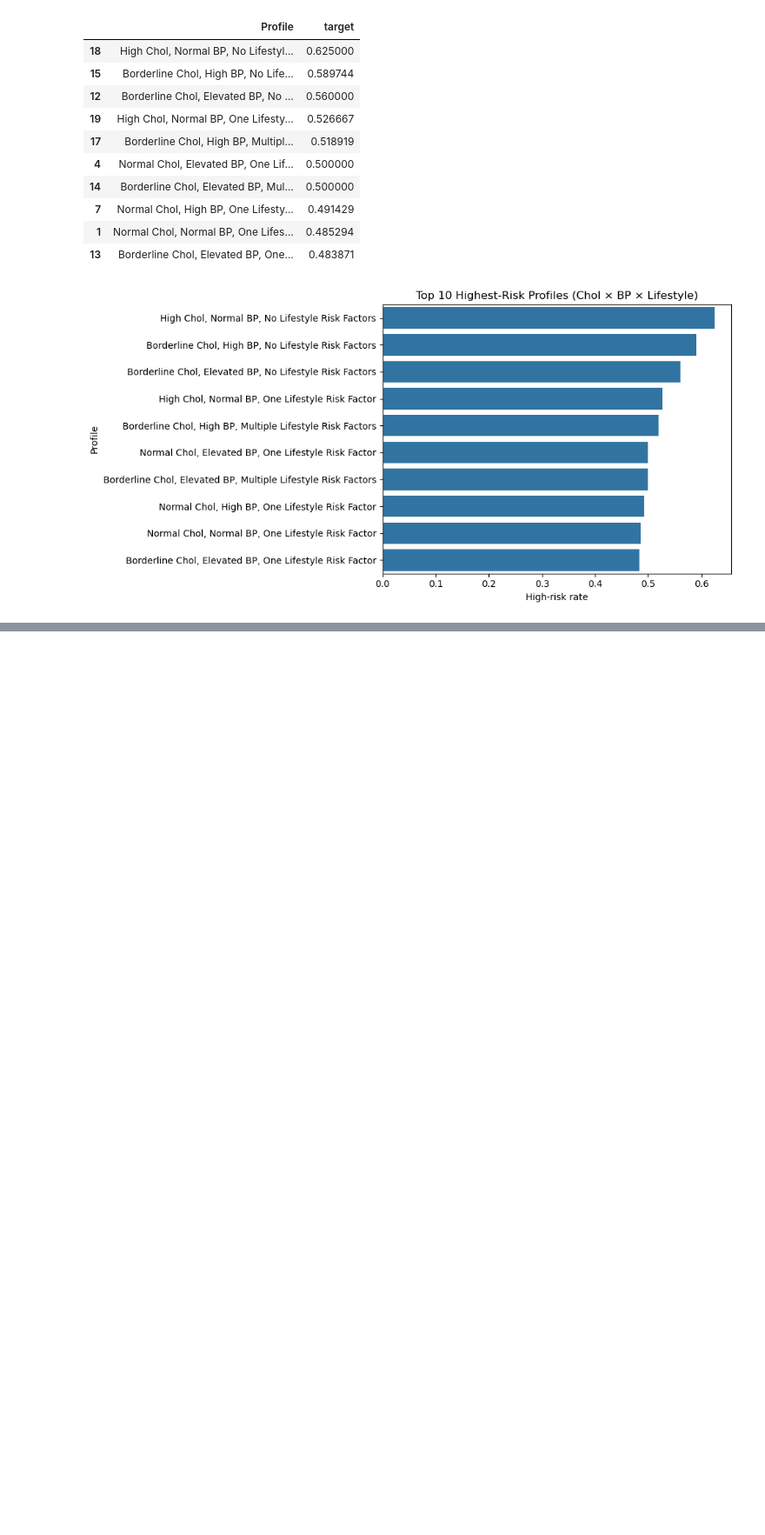
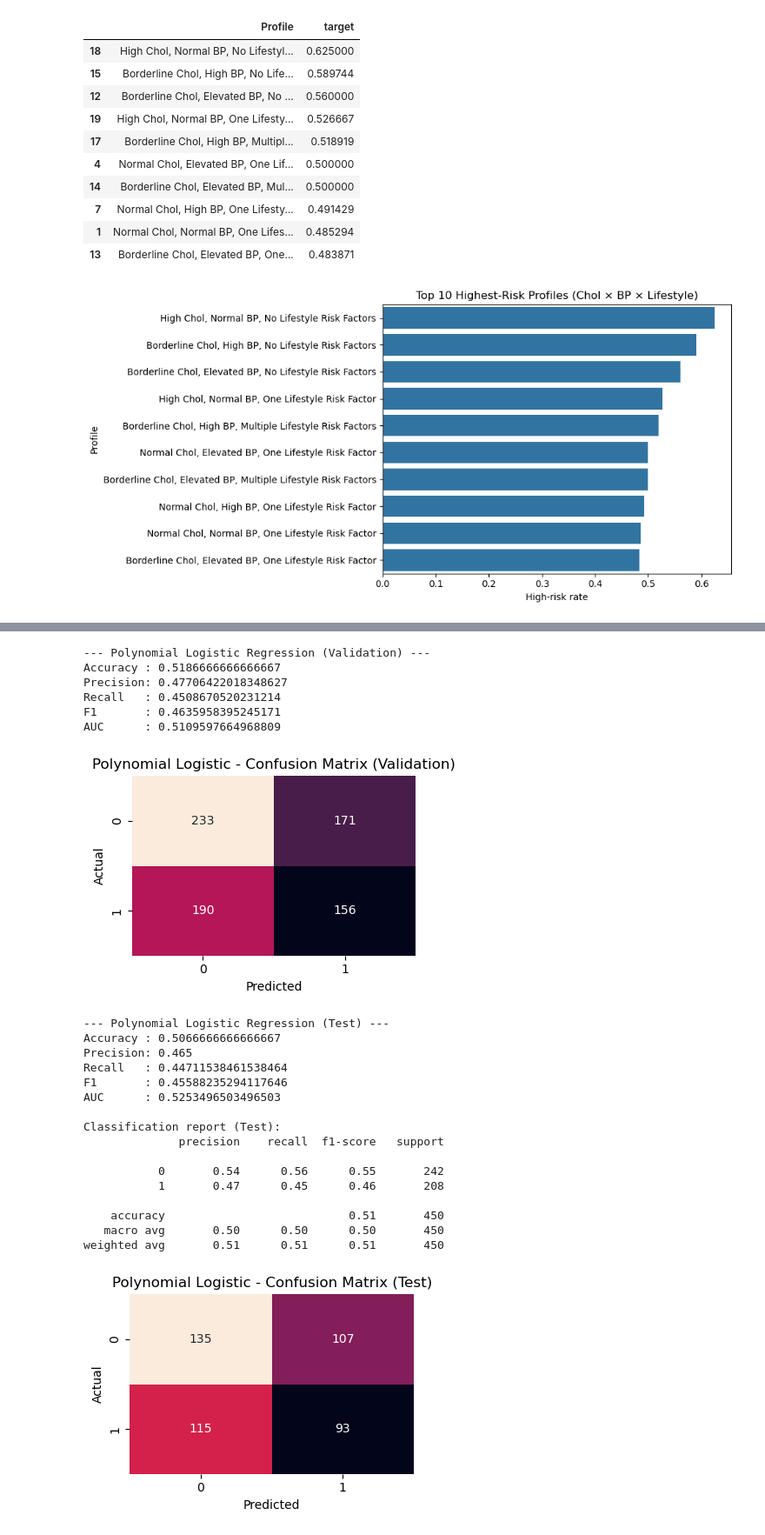
Before and after one commit to kiranal/Capstone-Project, a Jupyter notebook: Heart.ipynb, the cells around one changed output, grey strips where cells are left out. Shown at 87% size. Saved outputs shown, nothing was run; the diff lists cells and outputs as text; code cells hidden in the pictures; blank space fills up the shorter version.

```diff
--- a/Heart.ipynb
+++ b/Heart.ipynb
@@ -425,0 +546,78 @@ weighted avg       0.44      0.53      0.38       450
+# %%
+# ----------------------------------------------------------
+# Step 8: Model Training: Polynomial Logistic Regression (degree=2)
+# ----------------------------------------------------------
+poly_lr = Pipeline(steps=[
+    ("scaler", StandardScaler()),
+    ("poly", PolynomialFeatures(degree=2, include_bias=False)),
+    ("model", LogisticRegression(max_iter=3000, random_state=42))
+])
+
+poly_lr.fit(X_train, y_train)
+
+# Validate
+val_pred_poly = poly_lr.predict(X_val)
+val_proba_poly = poly_lr.predict_proba(X_val)[:, 1]
+
+print("\n--- Polynomial Logistic Regression (Validation) ---")
+print("Accuracy :", accuracy_score(y_val, val_pred_poly))
+print("Precision:", precision_score(y_val, val_pred_poly, zero_division=0))
+print("Recall   :", recall_score(y_val, val_pred_poly, zero_division=0))
+print("F1       :", f1_score(y_val, val_pred_poly, zero_division=0))
+print("AUC      :", roc_auc_score(y_val, val_proba_poly))
+
+cm_poly = confusion_matrix(y_val, val_pred_poly)
+plt.figure(figsize=(4,3))
+sns.heatmap(cm_poly, annot=True, fmt="d", cbar=False)
+plt.title("Polynomial Logistic - Confusion Matrix (Validation)")
+plt.xlabel("Predicted")
+plt.ylabel("Actual")
+plt.tight_layout()
+plt.show()
+
+# Test
+test_pred_poly = poly_lr.predict(X_test)
+test_proba_poly = poly_lr.predict_proba(X_test)[:, 1]
+
+print("\n--- Polynomial Logistic Regression (Test) ---")
+print("Accuracy :", accuracy_score(y_test, test_pred_poly))
+print("Precision:", precision_score(y_test, test_pred_poly, zero_division=0))
+print("Recall   :", recall_score(y_test, test_pred_poly, zero_division=0))
+print("F1       :", f1_score(y_test, test_pred_poly, zero_division=0))
+print("AUC      :", roc_auc_score(y_test, test_proba_poly))
+print("\nClassification report (Test):")
+print(classification_report(y_test, test_pred_poly, zero_division=0))
+
+cm2_poly = confusion_matrix(y_test, test_pred_poly)
+plt.figure(figsize=(4,3))
+sns.heatmap(cm2_poly, annot=True, fmt="d", cbar=False)
+plt.title("Polynomial Logistic - Confusion Matrix (Test)")
+plt.xlabel("Predicted")
+plt.ylabel("Actual")
+plt.tight_layout()
+plt.show()
+# %% [output]
+--- Polynomial Logistic Regression (Validation) ---
+Accuracy : 0.5186666666666667
+Precision: 0.47706422018348627
+Recall   : 0.4508670520231214
+F1       : 0.4635958395245171
+AUC      : 0.5109597664968809
+[figure, added]
+--- Polynomial Logistic Regression (Test) ---
+Accuracy : 0.5066666666666667
+Precision: 0.465
+Recall   : 0.44711538461538464
+F1       : 0.45588235294117646
+AUC      : 0.5253496503496503
+
+Classification report (Test):
+              precision    recall  f1-score   support
+
+           0       0.54      0.56      0.55       242
+           1       0.47      0.45      0.46       208
+
+    accuracy                           0.51       450
+   macro avg       0.50      0.50      0.50       450
+weighted avg       0.51      0.51      0.51       450
+[figure, added]
```
Also changed, not shown: parts of 24 cells of this notebook, 1 other file.
